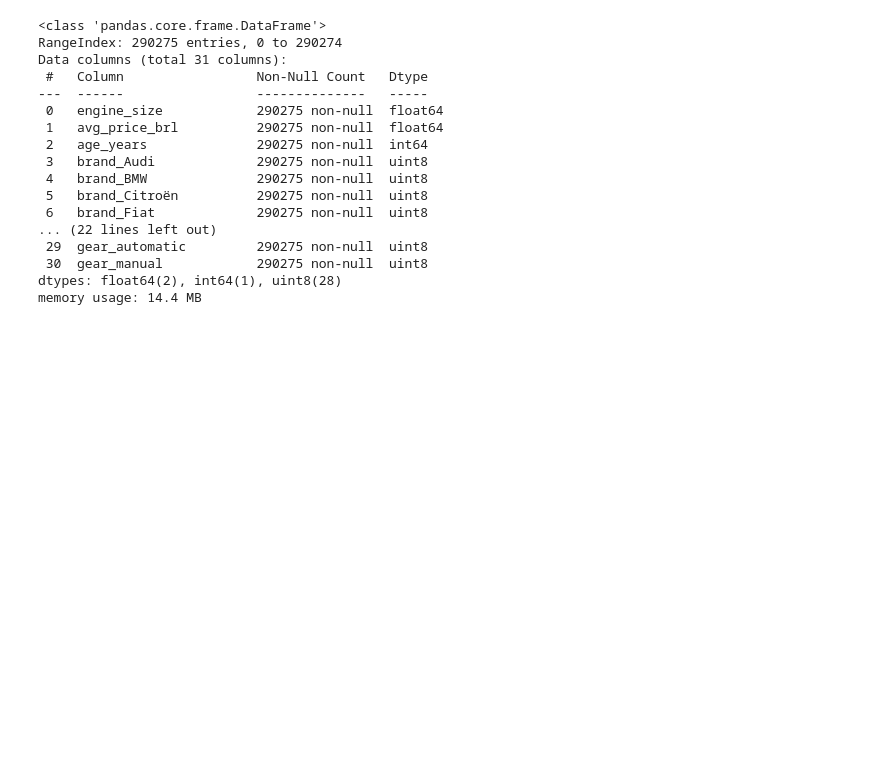
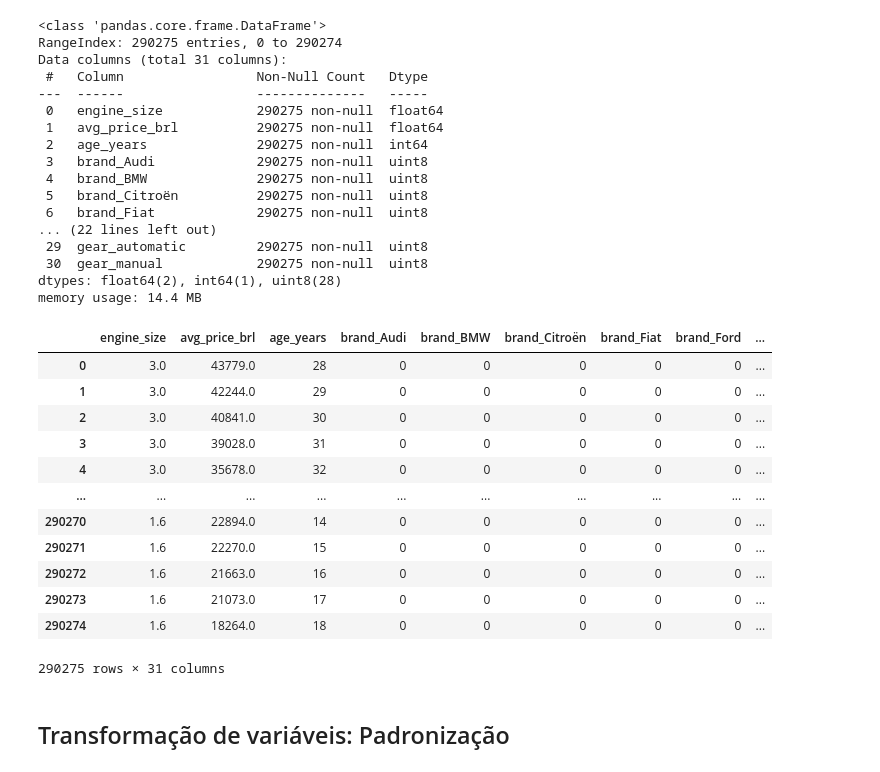
Before and after one commit to VicenteJFonseca/previs-o_pre-o_carros, a Jupyter notebook: previsão_preços_carros.ipynb, the cells around one changed output. Saved outputs shown, nothing was run; the diff lists cells and outputs as text; code cells hidden in the pictures; blank space fills up the shorter version.

```diff
--- a/previsão_preços_carros.ipynb
+++ b/previsão_preços_carros.ipynb
@@ -242,3 +242,21 @@ Data columns (total 31 columns):
  30  gear_manual            290275 non-null  uint8
 dtypes: float64(2), int64(1), uint8(28)
 memory usage: 14.4 MB
+# %%
+avg_price
+# %% [output]
+|  | engine_size | avg_price_brl | age_years | brand_Audi | brand_BMW | brand_Citroën | brand_Fiat | brand_Ford | ... |
+| 0 | 3.0 | 43779.0 | 28 | 0 | 0 | 0 | 0 | 0 | ... |
+| 1 | 3.0 | 42244.0 | 29 | 0 | 0 | 0 | 0 | 0 | ... |
+| 2 | 3.0 | 40841.0 | 30 | 0 | 0 | 0 | 0 | 0 | ... |
+| 3 | 3.0 | 39028.0 | 31 | 0 | 0 | 0 | 0 | 0 | ... |
+| 4 | 3.0 | 35678.0 | 32 | 0 | 0 | 0 | 0 | 0 | ... |
+| ... | ... | ... | ... | ... | ... | ... | ... | ... | ... |
+| 290270 | 1.6 | 22894.0 | 14 | 0 | 0 | 0 | 0 | 0 | ... |
+| 290271 | 1.6 | 22270.0 | 15 | 0 | 0 | 0 | 0 | 0 | ... |
+| 290272 | 1.6 | 21663.0 | 16 | 0 | 0 | 0 | 0 | 0 | ... |
+| 290273 | 1.6 | 21073.0 | 17 | 0 | 0 | 0 | 0 | 0 | ... |
+| 290274 | 1.6 | 18264.0 | 18 | 0 | 0 | 0 | 0 | 0 | ... |
+290275 rows × 31 columns
+# %% [markdown]
+## Transformação de variáveis: Padronização
```
